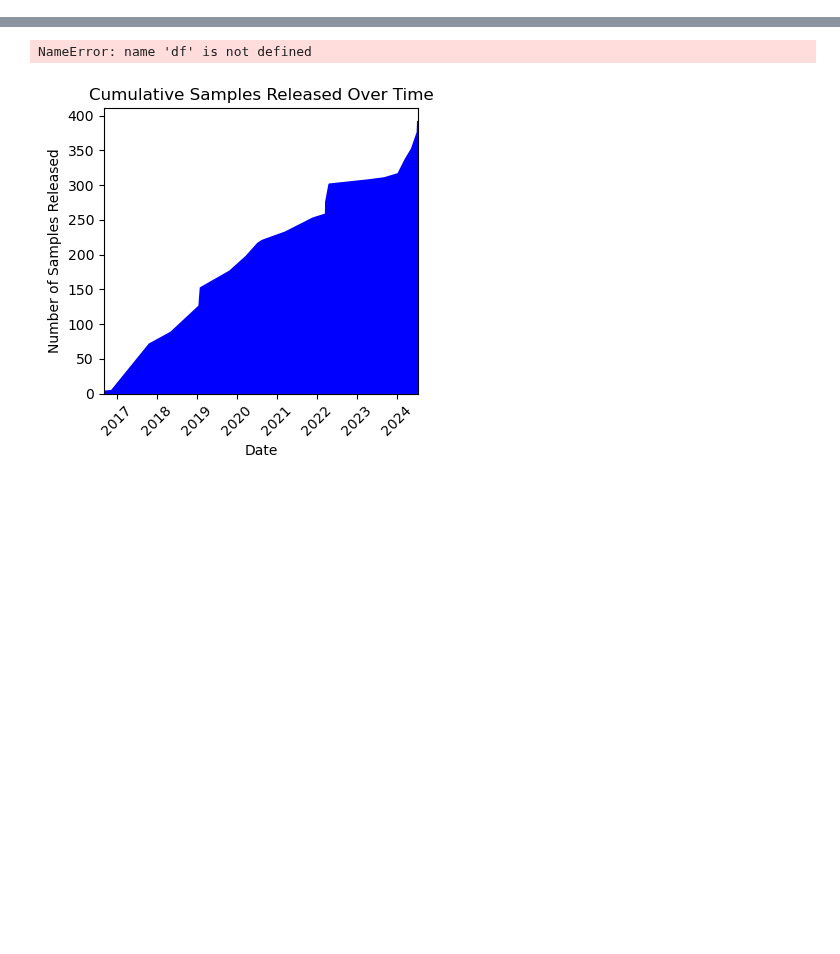
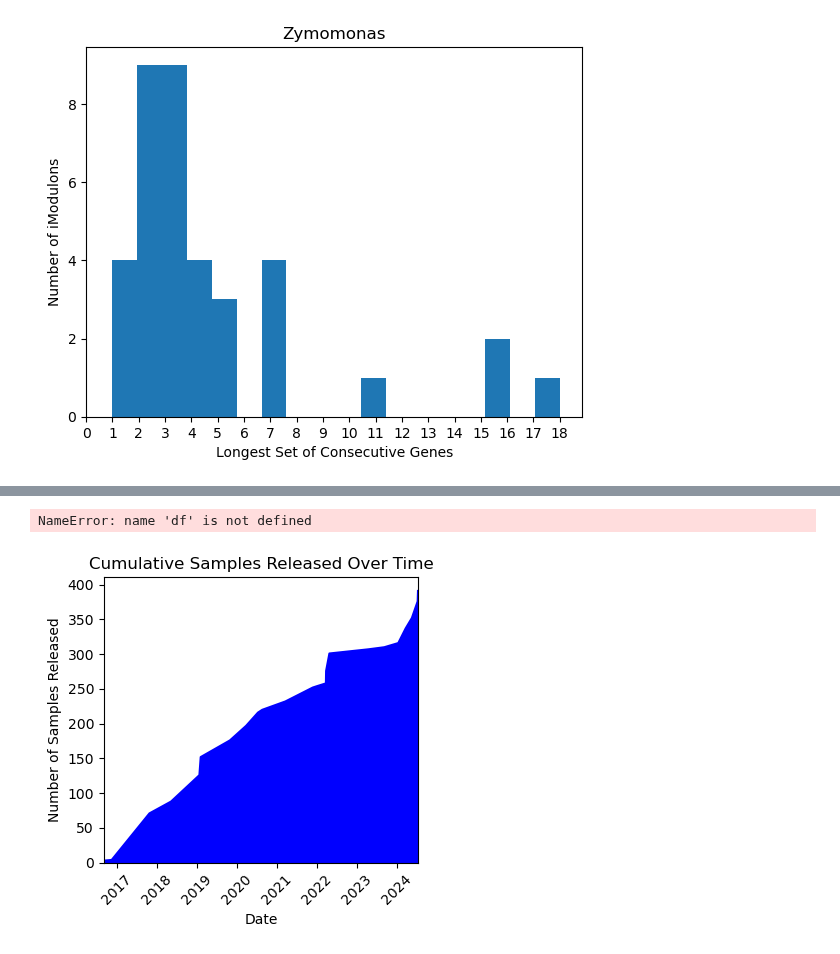
Before and after one commit to cristalzucsd/iModulonMiner, a Jupyter notebook: 6_plotting/1_overall_summary.ipynb, the cells around one changed output, grey strips where cells are left out. Cells and saved outputs as stored; diff of their text form; code cells hidden in the pictures; blank space fills up the shorter version.

```diff
--- a/6_plotting/1_overall_summary.ipynb
+++ b/6_plotting/1_overall_summary.ipynb
@@ -19,3 +24,23 @@ interim_dir = path.join('..','data','interim')
 ica_data = load_json_model(path.join(data_dir,'ZM4_ica.json.gz'))
 
 QC_stats_df = pd.read_csv('../data/interim/metadata_qc_part2_all.tsv', delimiter = '\t')
+
+data_dir = '../data/external/ica_data_objs/eco'
+A = pd.read_csv(path.join(data_dir,'A.csv'), index_col = 0)
+X = pd.read_csv(path.join(data_dir,'log_tpm.csv'), index_col = 0)
+M = pd.read_csv(path.join(data_dir,'M.csv'), index_col = 0)
+iM_table = pd.read_csv(path.join(data_dir, 'iM_table.csv'), index_col = 0)
+index_to_iM = {str(index) : row['name'] for index, row in iM_table.iterrows()}
+M = M.rename(columns = index_to_iM)
+index_to_iM = {int(index) : row['name'] for index, row in iM_table.iterrows()}
+A = A.rename(index = index_to_iM)
+iM_table = iM_table.set_index('name')
+
+eco_data = IcaData(M = M,
+                   A = A,
+                   X = X,
+                   imodulon_table = iM_table,
+                   sample_table = path.join(data_dir,'sample_table.csv'),
+                   threshold_method = 'kmeans',
+                   gene_table = path.join(data_dir,'gene_info.csv'),
+                   optimize_cutoff=True)
@@ -21,0 +49,62 @@ QC_stats_df = pd.read_csv('../data/interim/metadata_qc_part2_all.tsv', delimiter
+# %%
+# look at number of consecutive genes in iModulons
+iM_to_longest_streak = {}
+for iM in ica_data.imodulon_table.index:
+    df = ica_data.view_imodulon(iM)
+    if len(df) < 5:
+        continue
+    prev = 0
+    cts = [1]
+    curr_ct = 1
+    for index in df.sort_index().index:
+        if 'ZMOp' in index:
+            curr = int(index.split('x')[1])
+        else:
+            curr = int(index.split('_ZMO')[1])
+        if curr - prev == 1:
+            curr_ct += 1
+        elif curr_ct > 1:
+            cts.append(curr_ct)
+            curr_ct = 1
+        prev = curr
+    iM_to_longest_streak.update({iM : max(cts)})
+
+# plotting
+biggest = max(iM_to_longest_streak.values())
+plt.hist(iM_to_longest_streak.values(), bins = biggest)
+plt.xticks([val for val in range(biggest+1)])
+plt.xlabel('Longest Set of Consecutive Genes')
+plt.ylabel('Number of iModulons')
+plt.title('Zymomonas')
+plt.show()
+
+# now same for E. coli
+genes_df = eco_data.gene_table.sort_values(by = 'start')
+genes_df['order'] = [val for val in range(len(genes_df))]
+iM_to_longest_streak = {}
+for iM in eco_data.imodulon_table.index:
+    df = genes_df.loc[eco_data.view_imodulon(iM).index]
+    if len(df) < 5:
+        pass#continue
+    prev = 0
+    cts = [1]
+    curr_ct = 1
+    for index, row in df.iterrows():
+        curr = row['order']
+        if curr - prev == 1:
+            curr_ct += 1
+        elif curr_ct > 1:
+            cts.append(curr_ct)
+            curr_ct = 1
+        prev = curr
+    iM_to_longest_streak.update({iM : max(cts)})
+# plotting
+biggest = max(iM_to_longest_streak.values())
+plt.hist(iM_to_longest_streak.values(), bins = biggest)
+plt.xticks([val for val in range(biggest+1)])
+plt.xlabel('Longest Set of Consecutive Genes')
+plt.ylabel('Number of iModulons')
+plt.title('E. coli')
+plt.show()
+# %% [output]
+[figure, added]
```
Also changed, not shown: parts of 4 cells of this notebook, 17 other files.
